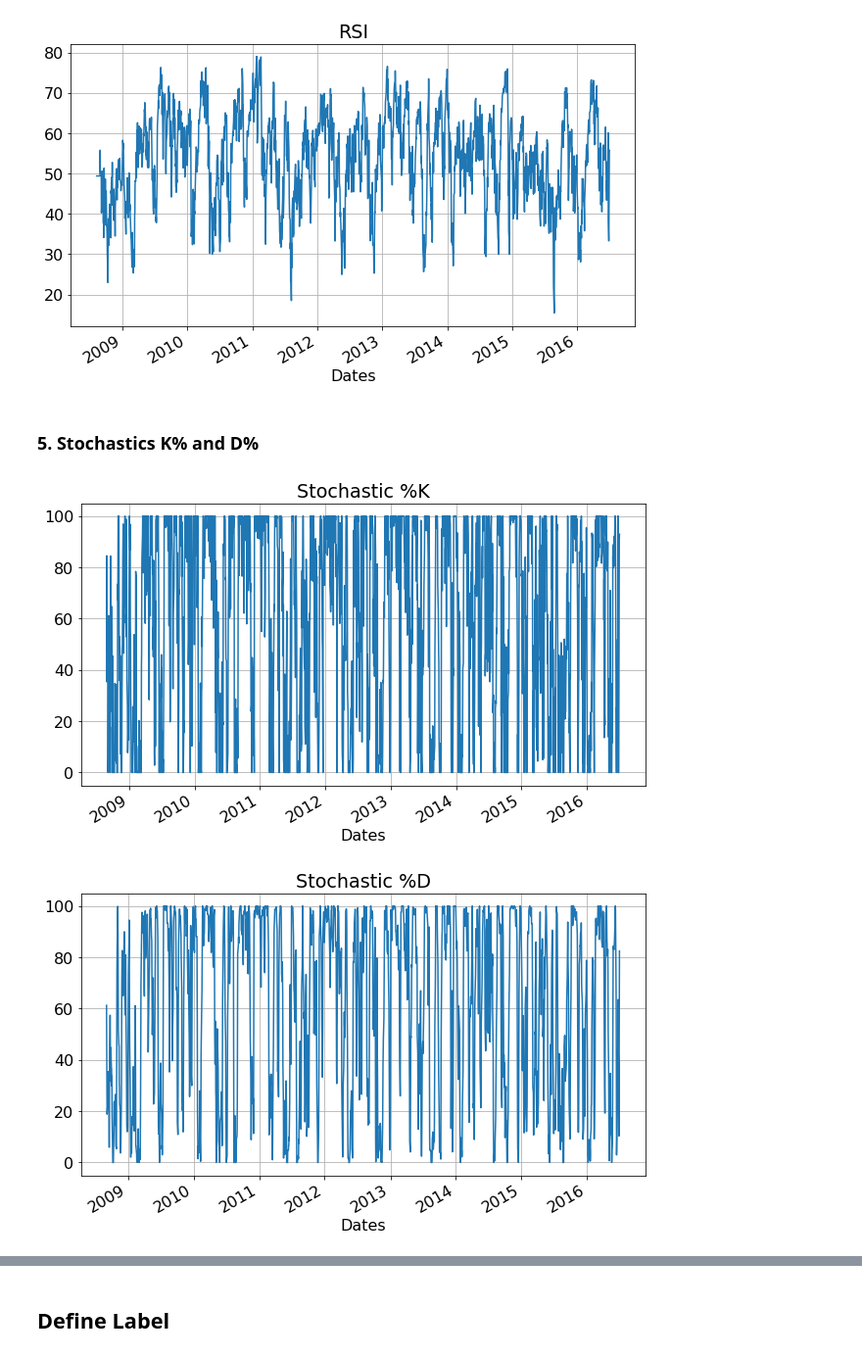
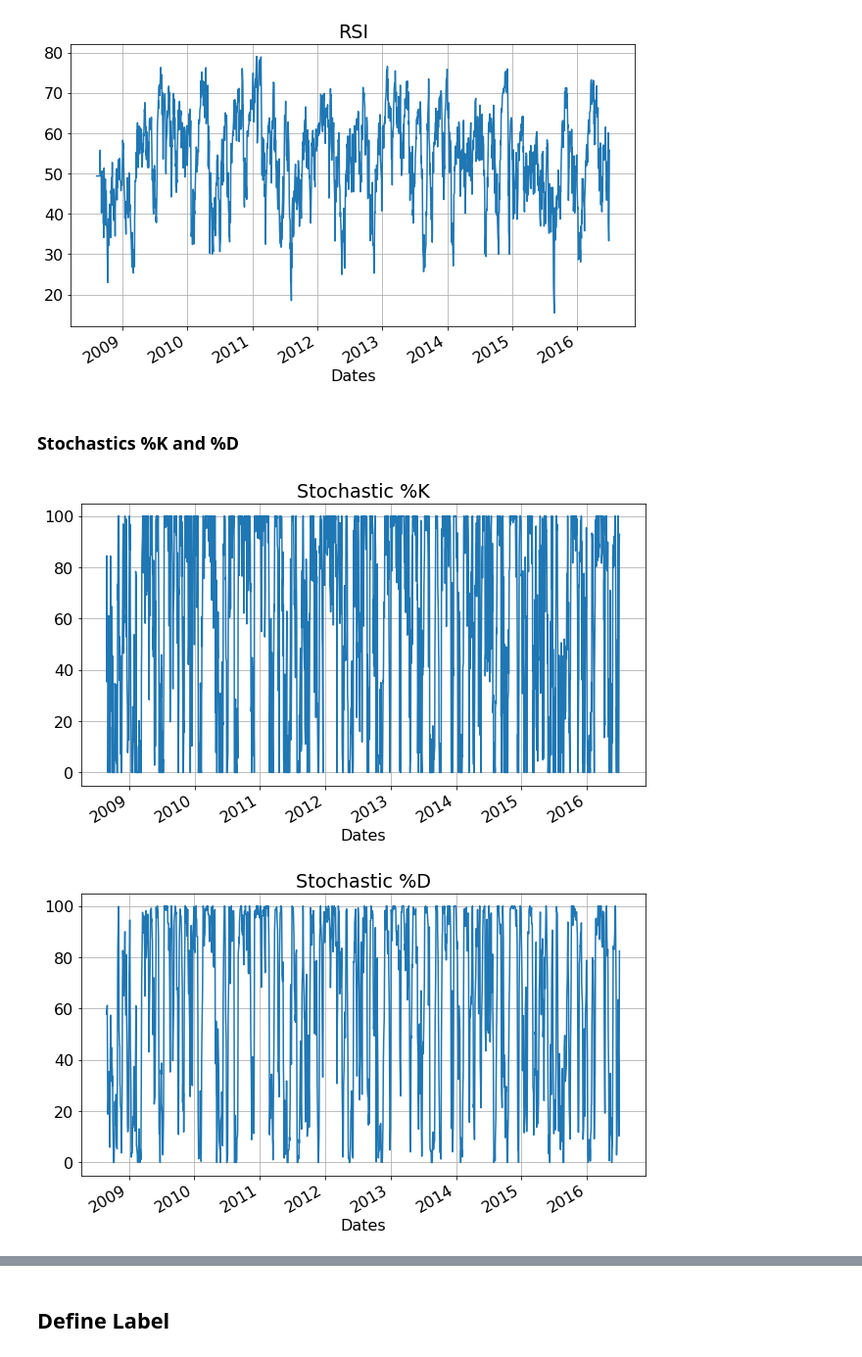
Before and after one commit to machar94/stockprediction, a Jupyter notebook: project.ipynb, the cells around one changed output, grey strips where cells are left out. Shown at 98% size. Drawn from its saved outputs; the diff is of its cells as text; code cells hidden in the pictures.

```diff
--- a/project.ipynb
+++ b/project.ipynb
@@ -247,6 +247,6 @@ dates = df['Adj Close'].index
 # %%
-# As in paper calculate 10 day sample moving average
-params['sma.window'] = 10
+# As in paper calculate 14 day sample moving average
+params['sma.window'] = 14
 key = str(params['sma.window'])+'SMA'
 
 indicators[key] = price.rolling(params['sma.window']).mean().to_numpy()
@@ -262,9 +262,9 @@ indicators[key][price < indicators[key]] = -1
 # %%
 # As defined in paper calculate 10 day weighted moving average
-params['wma.window'] = 10
+params['wma.window'] = 14
 key = str(params['wma.window'])+'WMA'
 
-w   = np.arange(1,params['wma.window']+1)[::-1]
+w   = np.arange(1,params['wma.window']+1)
 wma = lambda x: ((w*x) / w.sum()).sum()
 
 indicators[key] = price.rolling(params['wma.window']).apply(wma, raw=True).to_numpy()
@@ -280,5 +280,5 @@ indicators[key][price < indicators[key]] = -1
 # %%
-params['momentum.window'] = 10
+params['momentum.window'] = 14
 key = 'Momentum'
 
 momentum = np.full(price.shape, np.nan)
@@ -310,8 +310,8 @@ def RSI(prices, n=14):
     deltas = np.diff(prices)
     seed   = deltas[:n]
 
-    up   = seed[seed>=0].sum() / n
-    down = -seed[seed<0].sum() / n
+    up   = seed[seed>=0].sum() / (n)
+    down = -seed[seed<0].sum() / (n)
     rs   = up / down
     rsi  = np.zeros_like(prices)
     rsi[:n] = 100. - 100./(1.+rs)
@@ -342,13 +342,13 @@ v[indicators[key] > params['rsi.overbought']] = -1
 v[indicators[key] < params['rsi.oversold']] = 1
 
 # When RSI value is between oversold and overbought parameters
-middle = np.equal(indicators[key] >= params['rsi.oversold'],
-                  indicators[key] <= params['rsi.overbought'])
+middle = np.logical_and(indicators[key] >= params['rsi.oversold'],
+                        indicators[key] <= params['rsi.overbought'])
 rsi_diff = np.diff(indicators[key])
 
 # Fills in labels +1/-1 when in between RSI parameters
-upTrend = np.equal(middle[params['rsi.window']:], rsi_diff[params['rsi.window']-1:] >=0)
-downTrend = np.equal(middle[params['rsi.window']:], rsi_diff[params['rsi.window']-1:] < 0)
+upTrend = np.logical_and(middle[params['rsi.window']:], rsi_diff[params['rsi.window']-1:] >=0)
+downTrend = np.logical_and(middle[params['rsi.window']:], rsi_diff[params['rsi.window']-1:] < 0)
 v[params['rsi.window']:][upTrend] = 1
 v[params['rsi.window']:][downTrend] = -1
 verifyTrend(v)
@@ -356,42 +356,45 @@ indicators[key] = v
 # %% [output]
 [figure]
 # %% [markdown]
-### 5. Stochastics K% and D%
+### Stochastics %K and %D
 # %%
 # As desribed in this page: https://www.investopedia.com/articles/technical/073001.asp
 params['stochastic.window'] = 14
 keys = ['Stochastic %K', 'Stochastic %D']
 
 def stochastics(price, n=14):
 
     k = np.full(price.shape, np.nan)
     for i in range(0, len(price)-n+1):
         cp = price[i+n-1] # closing price
         ll = np.min(price[i:i+n]) # lowest low
         hh = np.max(price[i:i+n]) # highest high
         k[i+n-1] = 100 * (cp - ll) / (hh - ll)
 
-    # For %D it is a 3 day SMA of %K (hence +2)
+    # For %D it is a 3 day SMA of %K
+    # (e.g. first 13:16 [15-2:15+1])
     d = np.full(price.shape, np.nan)
-    for i in range(n+2,len(price)):
+    for i in range(n+1,len(price)):
         d[i] = k[i-2:i+1].mean()
 
     return (k, d)
 
 result = stochastics(price.to_numpy(), n=params['stochastic.window'])
 indicators['Stochastic %K'], indicators['Stochastic %D'] = result
 
 # Finally plot and convert into an +1/-1 value
 for key in keys:
     plotIndicator(indicators[key], key, x=dates)
 
     with warnings.catch_warnings():
         # Comparison with nan values creates warnings
         warnings.filterwarnings('ignore', 'invalid')
         diff = np.diff(indicators[key])
-        indicators[key][1:][np.equal(~np.isnan(diff),diff >= 0)] = 1
-        indicators[key][1:][np.equal(~np.isnan(diff),diff < 0)] = -1
-        verifyTrend(indicators[key])
+        v = np.full(indicators[key].shape, np.nan)
+        v[1:][np.logical_and(~np.isnan(diff),diff >= 0)] = 1
+        v[1:][np.logical_and(~np.isnan(diff),diff < 0)] = -1
+        verifyTrend(v)
+        indicators[key] = v
 # %% [output]
 [figure]
-[figure, old version]
+[figure, new version]
```
Also changed, not shown: parts of 17 cells of this notebook.
